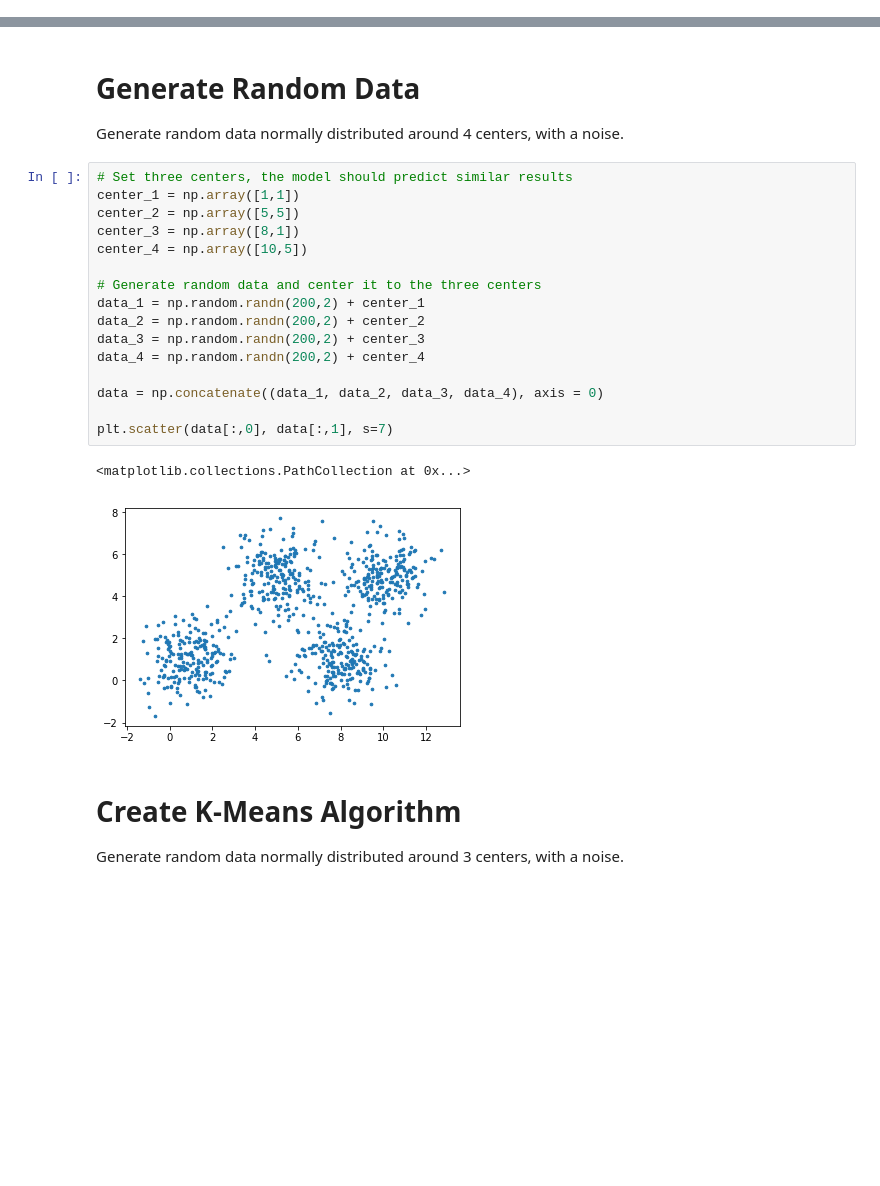
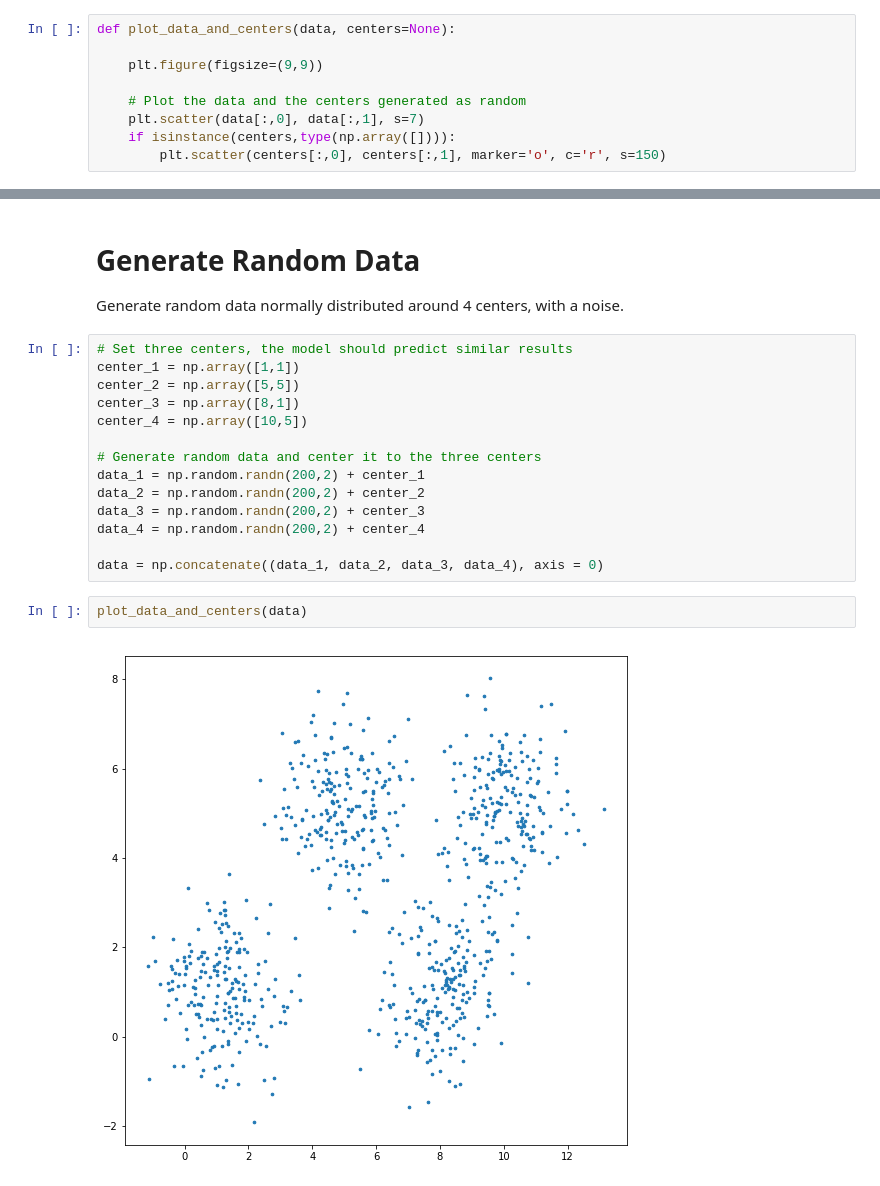
Before and after one commit to SamirMoustafa/Machine-Learning-Implementation, a Jupyter notebook: K-Mean/k-means-clustering.ipynb, the cells around one changed output, grey strips where cells are left out. Drawn from its saved outputs; the diff is of its cells as text; blank space fills up the shorter version.

```diff
--- a/K-Mean/k-means-clustering.ipynb
+++ b/K-Mean/k-means-clustering.ipynb
@@ -7,3 +8,12 @@ from matplotlib import pyplot as plt
+# %%
+def plot_data_and_centers(data, centers=None):
+
+    plt.figure(figsize=(9,9))
+
+    # Plot the data and the centers generated as random
+    plt.scatter(data[:,0], data[:,1], s=7)
+    if isinstance(centers,type(np.array([]))):
+        plt.scatter(centers[:,0], centers[:,1], marker='o', c='r', s=150)
 # %% [markdown]
 # K-Means Clustering
 
@@ -25,14 +35,10 @@ data_3 = np.random.randn(200,2) + center_3
 data_4 = np.random.randn(200,2) + center_4
 
 data = np.concatenate((data_1, data_2, data_3, data_4), axis = 0)
-
-plt.scatter(data[:,0], data[:,1], s=7)
-# %% [output]
-<matplotlib.collections.PathCollection at 0x...>
-[figure, removed]
-# %% [markdown]
-# Create K-Means Algorithm
-Generate random data normally distributed around 3 centers, with a noise.
+# %%
+plot_data_and_centers(data)
+# %% [output]
+[figure, added]
 # %%
 # Number of clusters
 k = 4
```
Also changed, not shown: parts of 11 cells of this notebook, 4 other files.
